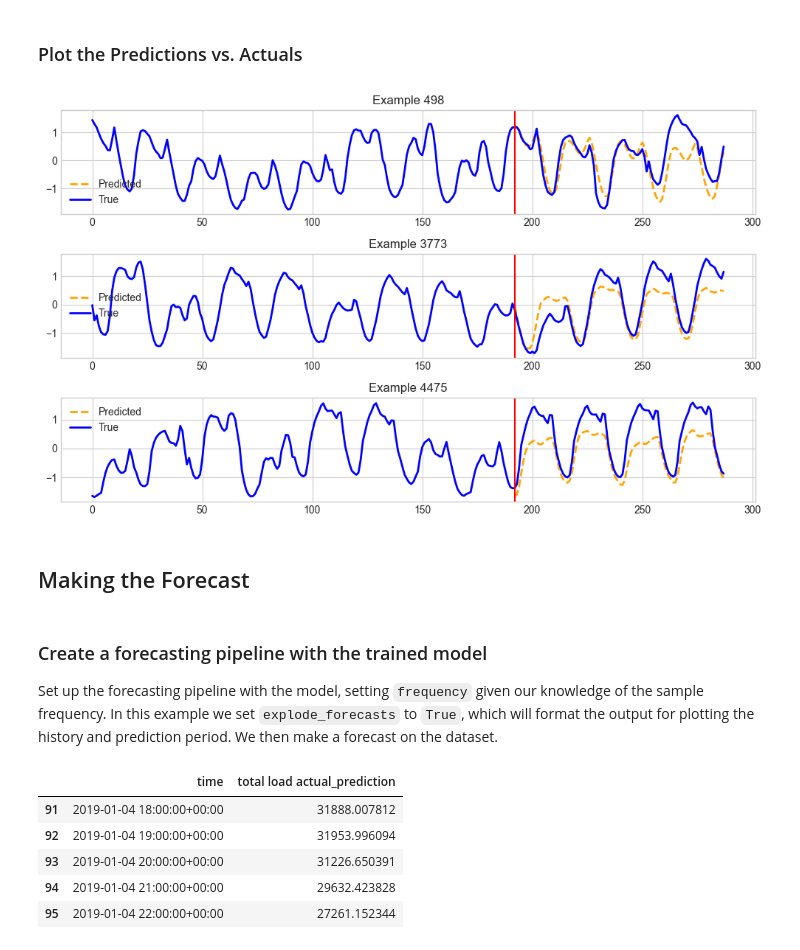
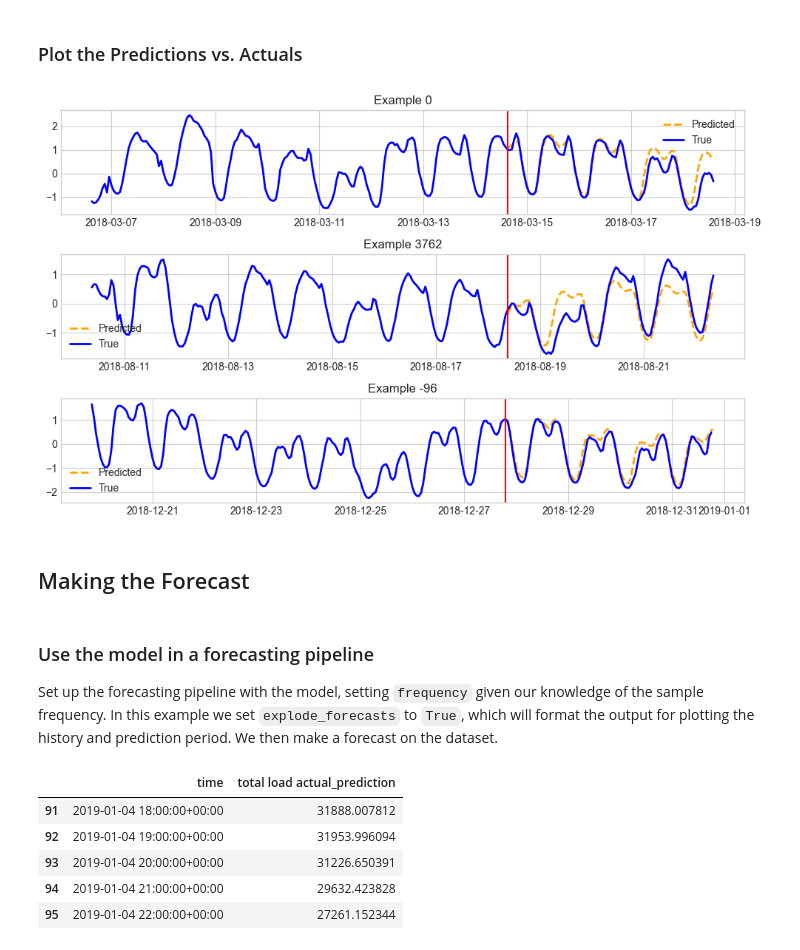
Before and after one commit to ibm-granite-community/granite-timeseries-cookbook, a Jupyter notebook: recipes/Time_Series/Preprocessor_Use_and_Performance_Evaluation.ipynb, the cells around one changed output. Drawn from its saved outputs; the diff is of its cells as text; code cells hidden in the pictures.

Commit message:
Remove Trainer; split to dataframes.
Signed-off-by: Fayvor Love <fayvor@gmail.com>

```diff
--- a/recipes/Time_Series/Preprocessor_Use_and_Performance_Evaluation.ipynb
+++ b/recipes/Time_Series/Preprocessor_Use_and_Performance_Evaluation.ipynb
@@ -149,3 +136,20 @@ Data lengths: train = 931, val = 6917, test = 6917
+# %%
+column_specifiers = {
+    "timestamp_column": timestamp_column,
+    "id_columns": [],
+    "target_columns": target_columns,
+    "control_columns": [],
+}
+
+tsp = TimeSeriesPreprocessor(
+    **column_specifiers,
+    context_length=model_context_length,
+    prediction_length=model_forecast_length,
+    scaling=True,
+    scaler_type="standard",
+)
+
+trained_tsp = tsp.train(train_df)
 # %% [markdown]
 ## Evaluating the Model
 # %% [markdown]
@@ -185,0 +172,15 @@ zeroshot_trainer.evaluate(test_dataset)
+# %%
+# Create a pipeline.
+pipeline = TimeSeriesForecastingPipeline(
+    zeroshot_model,
+    timestamp_column=timestamp_column,
+    id_columns=[],
+    target_columns=target_columns,
+    explode_forecasts=False,
+    freq="h",
+    device="cpu", # Specify your local GPU or CPU.
+)
+
+# Make a forecast on the target column given the input data.
+zeroshot_forecast = pipeline(tsp.preprocess(test_df))
+zeroshot_forecast.tail()
@@ -188,19 +196,22 @@ zeroshot_trainer.evaluate(test_dataset)
 # %%
 # plot
 plot_predictions(
-    model=zeroshot_trainer.model,
-    dset=test_dataset,
+    input_df=tsp.preprocess(test_df),
+    predictions_df=zeroshot_forecast,
     plot_dir=os.path.join(OUT_DIR, "ettm2"),
     plot_prefix="test_zeroshot",
-    channel=0,
+    freq="h",
+    timestamp_column=timestamp_column,
+    channel=target_column,
+    indices=[0, len(test_df) // 2, -96], # plot predictions made at select indices
     num_plots=3,
 )
 # %% [output]
-[figure, old version]
+[figure, new version]
 # %% [markdown]
 ## Making the Forecast
 # %% [markdown]
-### Create a forecasting pipeline with the trained model
+### Use the model in a forecasting pipeline
 
 Set up the forecasting pipeline with the model, setting `frequency` given our knowledge of the sample frequency. In this example we set `explode_forecasts` to `True`, which will format the output for plotting the history and prediction period. We then make a forecast on the dataset.
 # %%
```
Also changed, not shown: parts of 11 cells of this notebook.
